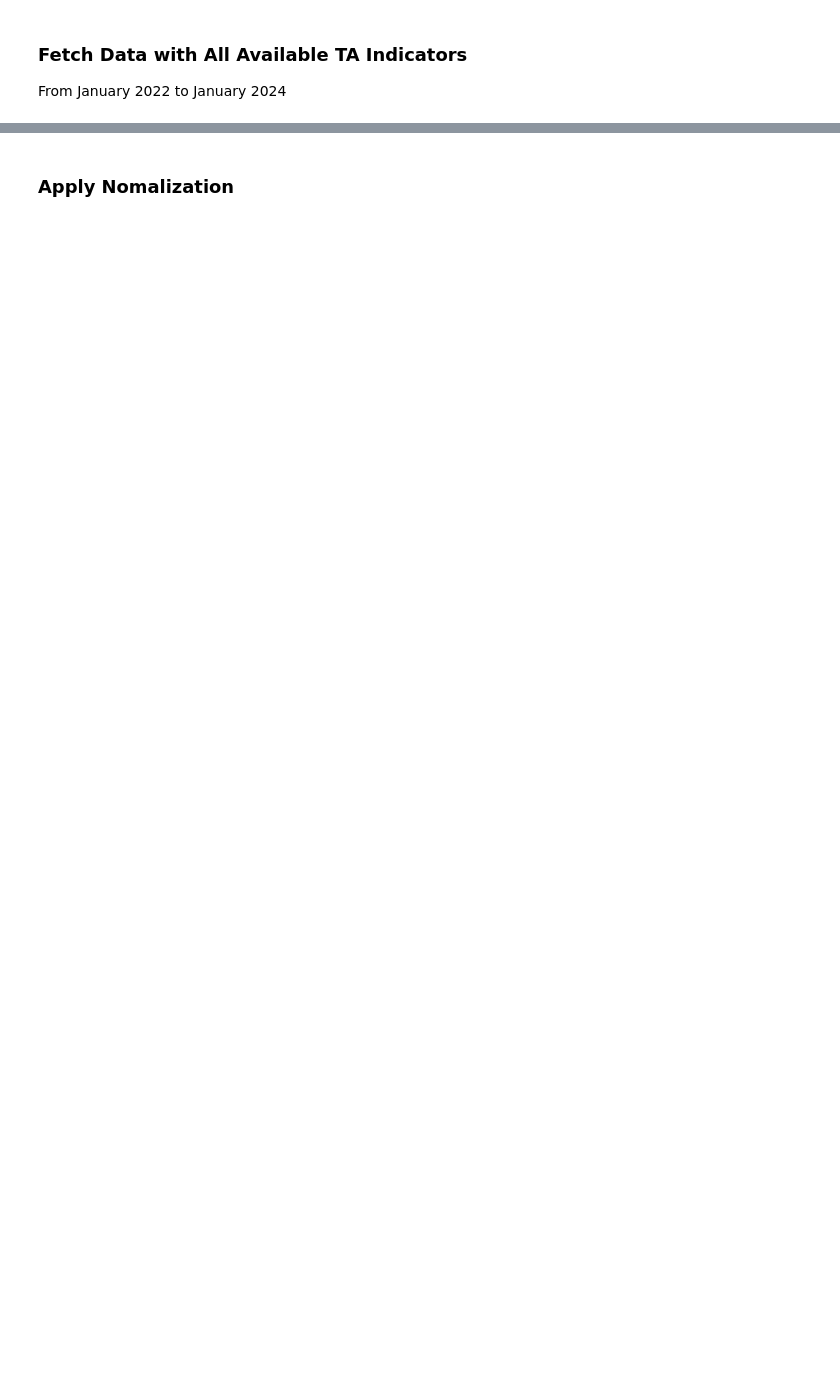
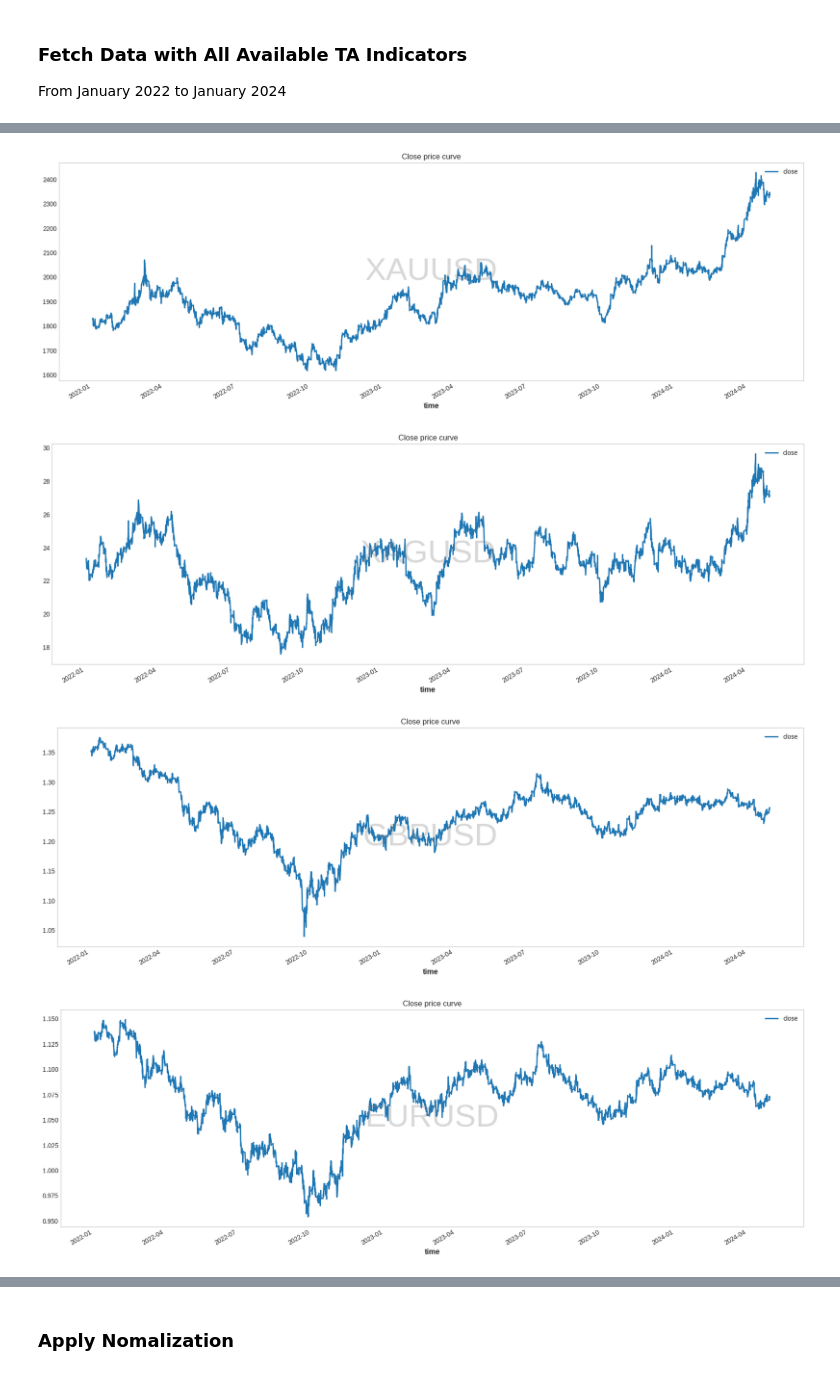
Before and after one commit to fortesenselabs/trade_flow, a Jupyter notebook: packages/tf_trade/notebooks/tft_model_experiments.ipynb, the cells around one changed output, grey strips where cells are left out. Drawn from its saved outputs; the diff is of its cells as text; code cells hidden in the pictures; blank space fills up the shorter version.

```diff
--- a/packages/tf_trade/notebooks/tft_model_experiments.ipynb
+++ b/packages/tf_trade/notebooks/tft_model_experiments.ipynb
@@ -1042,24 +1219,24 @@ dl_selected_symbols
 From January 2022 to January 2024
 # %%
 # To store results
-processed_data_results = []
+processed_data_results = {}
 
 def process_symbol(symbol):
     try:
         print(f"Processing symbol: {symbol}")
         # Retrieve data for the symbol
         df = get_data(symbol, 0, timeframe=TIME_FRAME, is_range=True,
-                      utc_from=datetime(2022, 1, 1), utc_to=datetime(2024, 1, 1)).dropna()
+                      utc_from=datetime(2022, 1, 1), utc_to=datetime(2024, 4, 30)).dropna()
         # print(df)
 
         # Perform feature engineering
         processed_data = features_engineering(df, add_ta=True)
         settings['features_name'] = processed_data['feature_columns']
-        return processed_data
+        return symbol, processed_data
 
     except Exception as e:
         print(f"Issue during data importation or processing for symbol {symbol}: {e}")
-        return None  # Return None in case of an error
+        return symbol, None  # Return None in case of an error
 
 # Use ThreadPoolExecutor or ProcessPoolExecutor
 with concurrent.futures.ThreadPoolExecutor() as executor:
@@ -1067,6 +1244,6 @@ with concurrent.futures.ThreadPoolExecutor() as executor:
     futures = {executor.submit(process_symbol, symbol): symbol for symbol in dl_selected_symbols}
 
     for future in tqdm(concurrent.futures.as_completed(futures), total=len(futures)):
-        result = future.result()
+        symbol, result = future.result()
         if result is not None:
-            processed_data_results.append(result)
+            processed_data_results[symbol] = result
@@ -1077,25 +1295,29 @@ processed_data_results[0]['processed_df']
 # %%
-
 # Display
-for i, name in enumerate(dl_selected_symbols):
+for name, data in processed_data_results.items():
     fig = plt.figure(figsize=(21, 7))
 
     # Plot the target label's data
-    processed_data_results[i]['processed_df'][LABEL_TARGET].plot(label=LABEL_TARGET, title=f"{LABEL_TARGET} Price Curve".capitalize())
+    data['processed_df'][LABEL_TARGET].plot(label=LABEL_TARGET, title=f"{LABEL_TARGET} Price Curve".capitalize())
 
     # Add a watermark or name to the background
     plt.text(
     0.5, 0.5,                    # X and Y position (centered in the plot)
     name,                          # The text to display
     fontsize=50,                  # Font size for visibility
     color='gray',                 # Color of the watermark
     alpha=0.3,                    # Transparency level
     ha='center',                  # Horizontal alignment
     va='center',                  # Vertical alignment
     transform=plt.gca().transAxes  # Ensure the text is relative to the plot's axes
     )
 
     # Display grid and legend
     plt.grid()
     plt.legend()
     plt.show()
+# %% [output]
+[figure, added]
+[figure, added]
+[figure, added]
+[figure, added]
```
Also changed, not shown: parts of 76 cells of this notebook.
